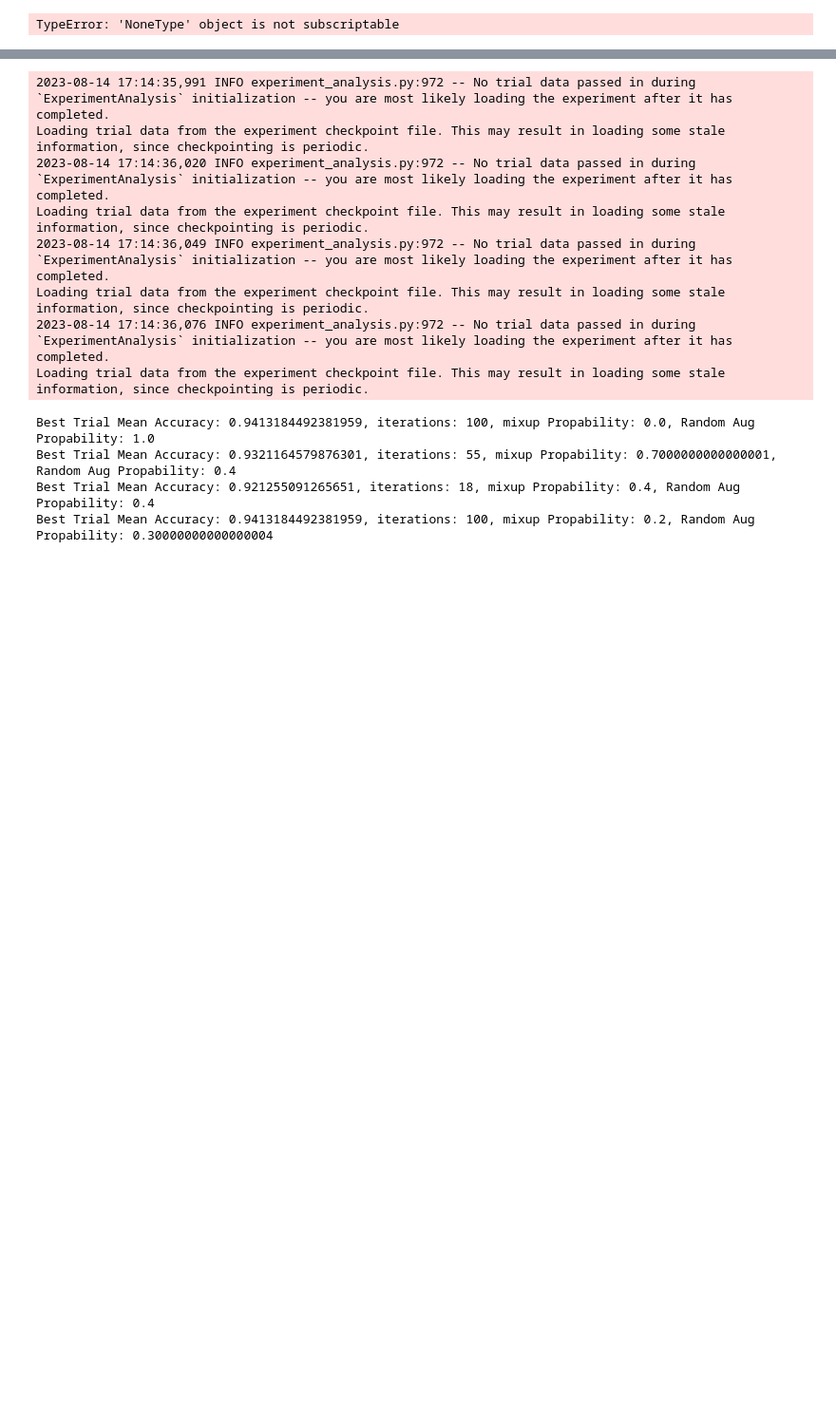
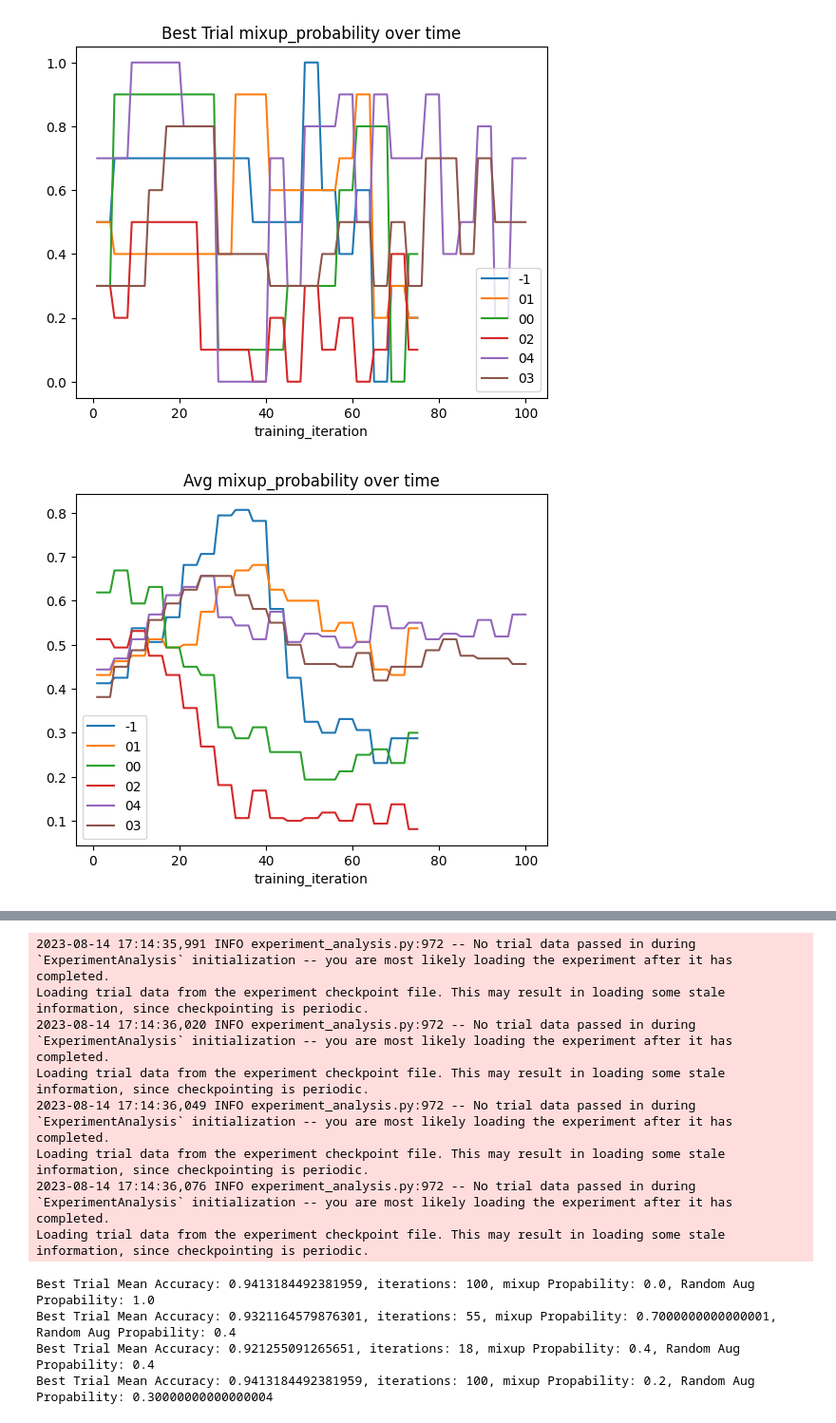
Before and after one commit to Janispe/PBTHAR, a Jupyter notebook: pbtanalysis.ipynb, the cells around one changed output, grey strips where cells are left out. Shown: that part at 95% size. Cells and saved outputs as stored; diff of their text form; code cells hidden in the pictures; blank space fills up the shorter version.

```diff
--- a/pbtanalysis.ipynb
+++ b/pbtanalysis.ipynb
@@ -31,13 +32,17 @@ from ray.tune.schedulers.pb2 import PB2
 
 from pbtexperiment import validation, _get_data
 # %%
-experiment_path = "/home/janis/PopulationBasedTraining/RayTuneResults/hapt/pbt/RayModel_2023-08-18_21-01-26"
+experiment_path = "/home/janis/PopulationBasedTraining/RayTuneResults/dg/pbt/00"
 
-restored_tuner = tune.Tuner.restore(experiment_path,trainable=RayModel)
+trainable = RayModel
+#trainable = train_net
+
+restored_tuner = tune.Tuner.restore(experiment_path,trainable=trainable)
 results_grid = restored_tuner.get_results()
 best_result = results_grid.get_best_result(mode="max", metric="mean_accuracy")
 
 best_result.metrics_dataframe
+print(best_result._local_path)
 
 get_average_frame(results_grid, "mixup_probability").plot(title="Average Mixup Probability over Time")
 get_average_frame(results_grid, "random_augmentation_prob").plot(title="Average Randomaug Probability over Time")
@@ -57,5 +62,5 @@ plot_hp_history(results_grid, "random_aug_first")
 
 #best_result.metrics_dataframe
 
-best_checkpoint = best_result.checkpoint
-checkpoint_dict = best_checkpoint.to_dict()
+#best_checkpoint = best_result.checkpoint
+#checkpoint_dict = best_checkpoint.to_dict()
@@ -82,26 +94,40 @@ Loading trial data from the experiment checkpoint file. This may result in loadi
 # %%
-experiment_folder = "/home/janis/PopulationBasedTraining/RayTuneResults/hapt/pbt"
+experiment_folder = "/home/janis/PopulationBasedTraining/RayTuneResults/dg/pbt/run1/results"
+
+trainable = RayModel
+#trainable = train_net
 
 def compare_experiments(experiment_folder, trial, parameter):
     ax=None
 
+    legend = []
+
     for f in os.listdir(experiment_folder):
-        restored_tuner = tune.Tuner.restore(experiment_folder+"/"+f,trainable=pb.train_net)
+        legend.append(f)
+        restored_tuner = tune.Tuner.restore(experiment_folder+"/"+f,trainable=RayModel)
         grid = restored_tuner.get_results()
 
         if trial == "avg":
-            frame = pb.get_average_frame(grid, parameter)
+            frame = get_average_frame(grid, parameter)
             ax = frame.plot(ax=ax, title="Avg " + parameter + " over time")
         elif trial == "best":
             frame = grid.get_best_result(mode="max", metric="mean_accuracy").metrics_dataframe[["training_iteration", parameter]]
             ax = frame.plot(ax=ax, x="training_iteration",y=parameter, title="Best Trial " + parameter + " over time")
 
+    ax.legend(legend)
 
-#compare_experiments(experiment_folder, "best", "mixup_probability")
+
+
+
+compare_experiments(experiment_folder, "best", "mixup_probability")
 
 compare_experiments(experiment_folder, "avg", "mixup_probability")
 
-#compare_experiments(experiment_folder, "best", "random_augmentation_prob")
+compare_experiments(experiment_folder, "avg", "random_augmentation_prob")
+
+compare_experiments(experiment_folder, "avg", "random_aug_first")
+
+compare_experiments(experiment_folder, "best", "random_augmentation_prob")
 
 compare_experiments(experiment_folder, "best", "mean_accuracy")
 # %% [output]
@@ -126 +151,2 @@ Loading trial data from the experiment checkpoint file. This may result in loadi
-TypeError: 'NoneType' object is not subscriptable
+[figure, added]
+[figure, added]
```
Also changed, not shown: parts of 5 cells of this notebook, 2 other files.
